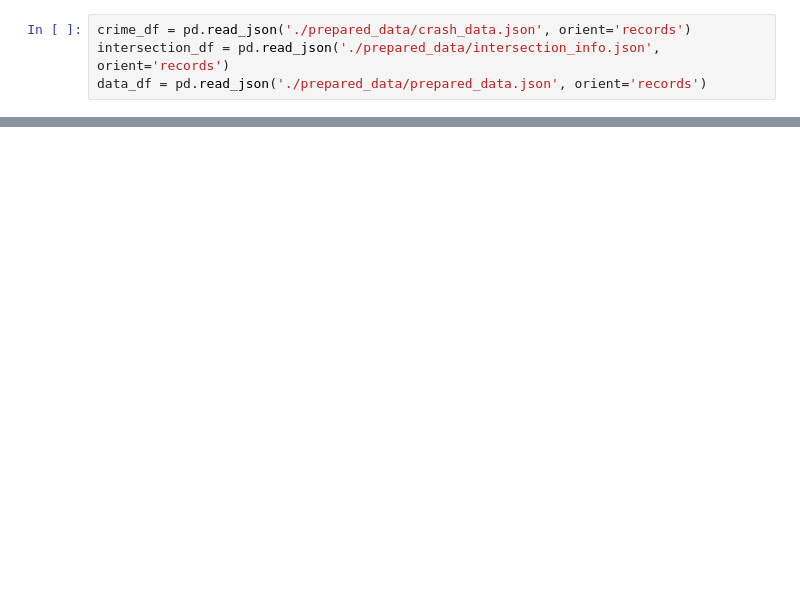
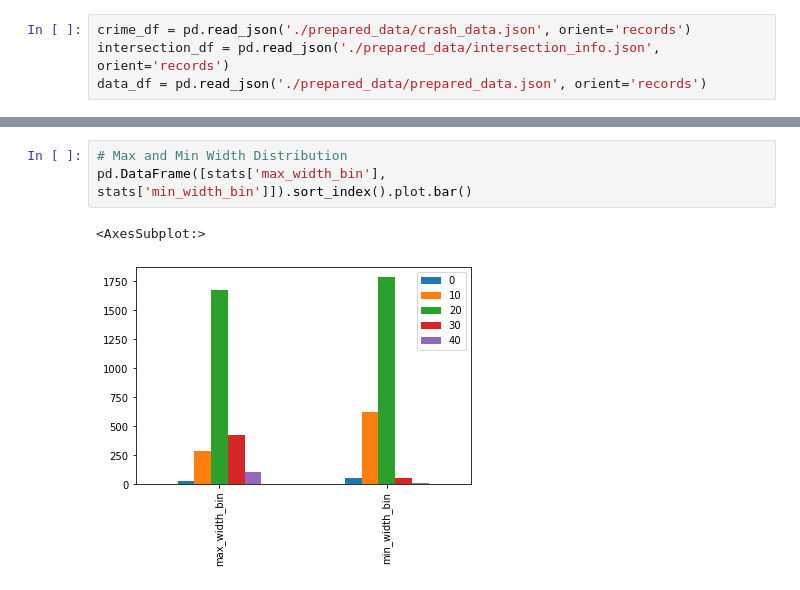
Before and after one commit to FutureProg/Burlington-Crash-Probability-2023, a Jupyter notebook: 2_analysis.ipynb, the cells around one changed output, grey strips where cells are left out. Drawn from its saved outputs; the diff is of its cells as text; blank space fills up the shorter version.

```diff
--- a/2_analysis.ipynb
+++ b/2_analysis.ipynb
@@ -35,0 +49,6 @@ ValueError: Cannot convert non-finite values (NA or inf) to integer
+# %%
+# Max and Min Width Distribution
+pd.DataFrame([stats['max_width_bin'], stats['min_width_bin']]).sort_index().plot.bar()
+# %% [output]
+<AxesSubplot:>
+[figure, added]
```
Also changed, not shown: parts of 17 cells of this notebook, 3 other files.
